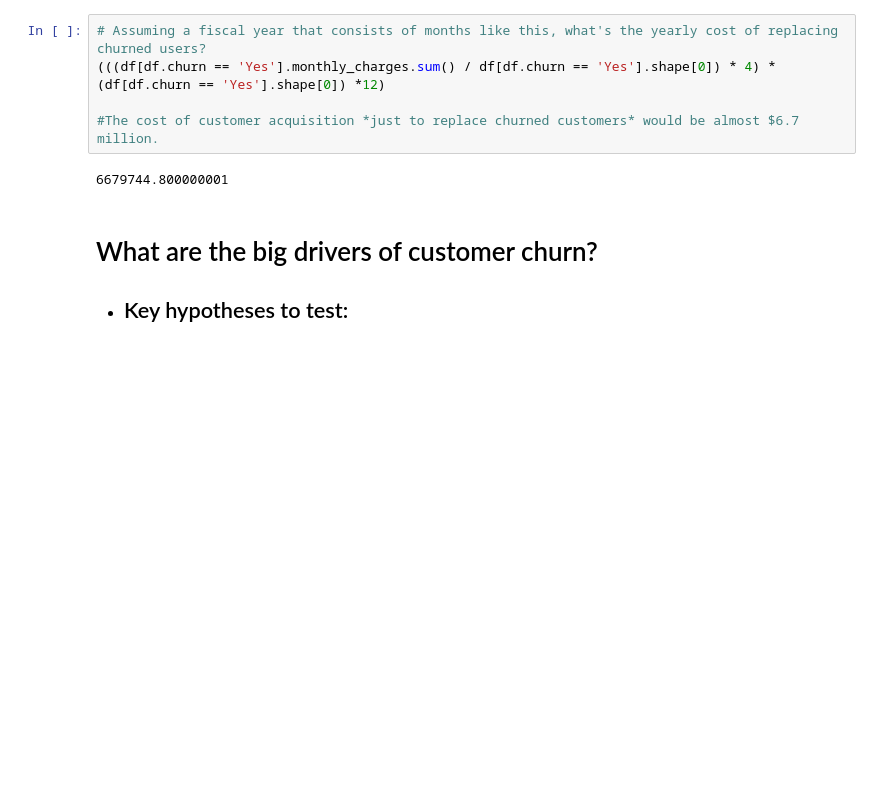
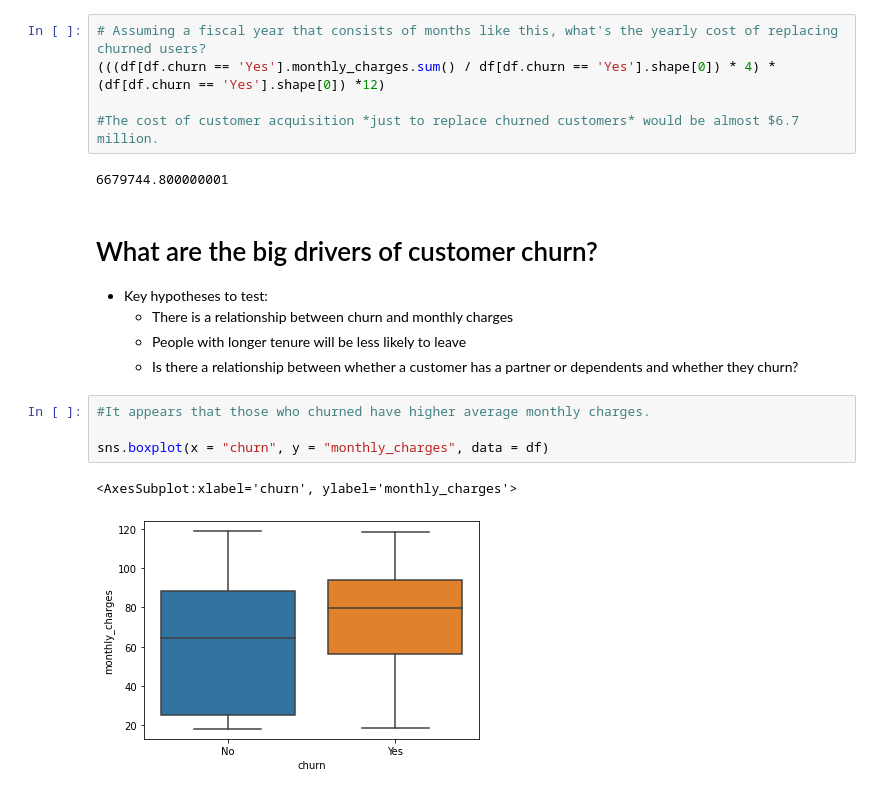
Before and after one commit to greg-maggard/analysis_and_storytelling, a Jupyter notebook: TELCO_churn_analysis.ipynb, the cells around one changed output. Saved outputs shown, nothing was run; the diff lists cells and outputs as text; blank space fills up the shorter version.

```diff
--- a/TELCO_churn_analysis.ipynb
+++ b/TELCO_churn_analysis.ipynb
@@ -174,4 +222,13 @@ df[df.churn == 'Yes'].monthly_charges.sum() * 12
 # %% [markdown]
 # What are the big drivers of customer churn?
 - Key hypotheses to test:
-    -
+    - There is a relationship between churn and monthly charges
+    - People with longer tenure will be less likely to leave
+    - Is there a relationship between whether a customer has a partner or dependents and whether they churn?
+# %%
+#It appears that those who churned have higher average monthly charges.
+
+sns.boxplot(x = "churn", y = "monthly_charges", data = df)
+# %% [output]
+<AxesSubplot:xlabel='churn', ylabel='monthly_charges'>
+[figure, added]
```
Also changed, not shown: parts of 12 cells of this notebook.
